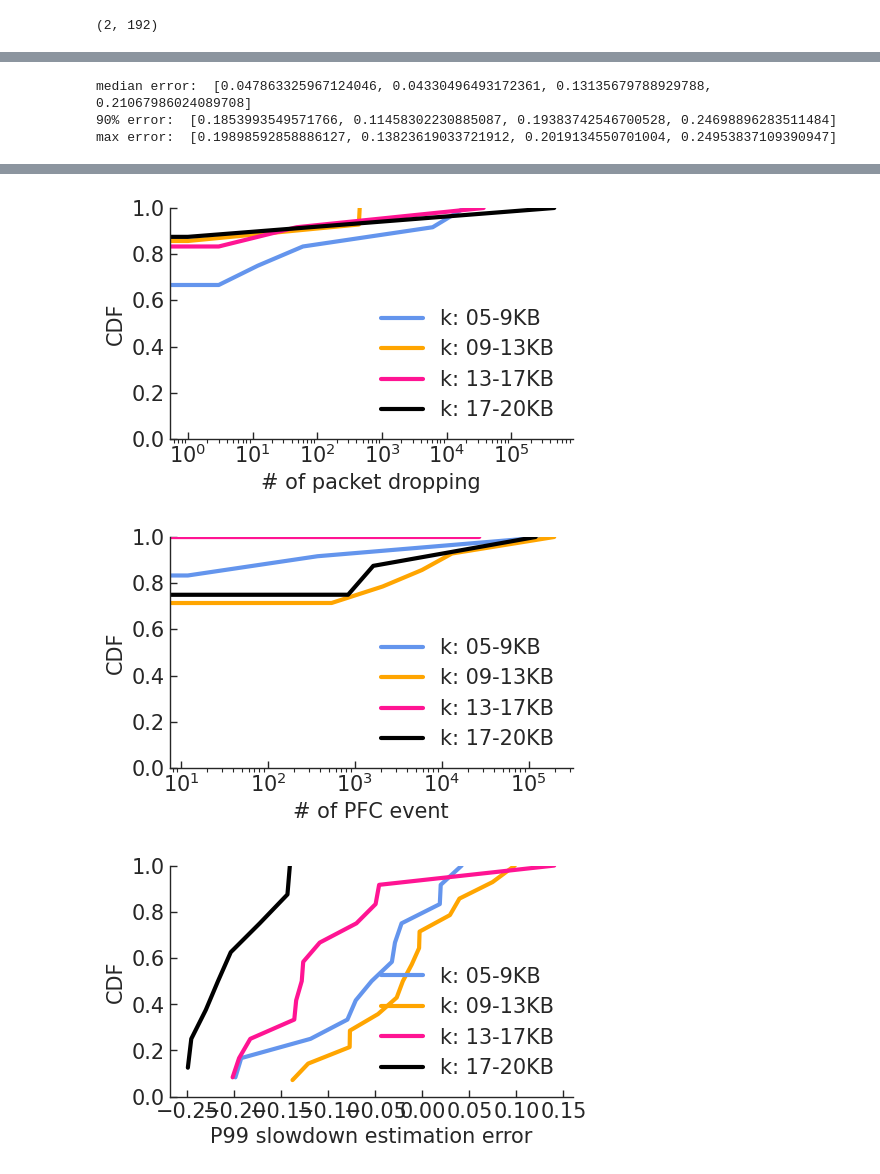
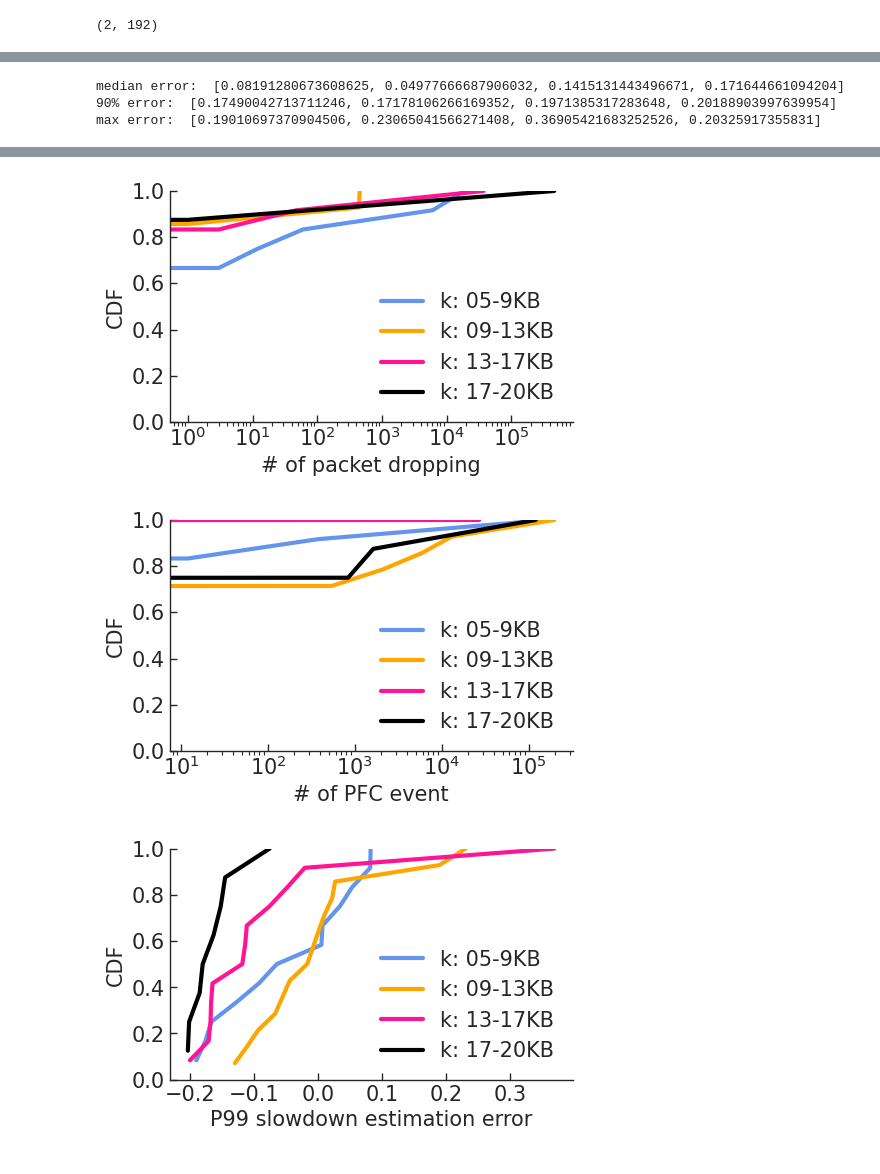
Before and after one commit to uw-polestar/parsimon-eval, a Jupyter notebook: expts/fig_8/analysis/main_counterfactual.ipynb, the cells around one changed output, grey strips where cells are left out. Saved outputs shown, nothing was run; the diff lists cells and outputs as text; code cells hidden in the pictures.

```diff
--- a/expts/fig_8/analysis/main_counterfactual.ipynb
+++ b/expts/fig_8/analysis/main_counterfactual.ipynb
@@ -309,7 +309,6 @@ for mix_id in range(len(mixes)):
         continue
     mix=mixes[mix_id]
     cc=mix['cc']
-    if mix["cc"]=="timely" and float(mix["param_1"])>60: continue
     val_key=cc_legend_dict[mix["cc"]]
 
     lines_pkt_dropping=0
@@ -365,7 +364,6 @@ for mix_id in range(len(mixes)):
         continue
     mix=mixes[mix_id]
     cc=mix['cc']
-    if mix["cc"]=="timely" and float(mix["param_1"])>60: continue
     val_key=cc_legend_dict[mix["cc"]]
     val_key="enable_pfc" if float(mix["enable_pfc"])==1.0 else "disable_pfc"
 
@@ -423,7 +421,6 @@ for mix_id in range(len(mixes)):
         continue
     mix=mixes[mix_id]
     cc=mix['cc']
-    if mix["cc"]=="timely" and float(mix["param_1"])>60: continue
     val_key=cc_legend_dict[mix["cc"]]
     val_key=bfsz_dict[(mix["bfsz"]-20)//10]
     lines_pkt_dropping=0
@@ -479,7 +476,6 @@ for mix_id in range(len(mixes)):
         continue
     mix=mixes[mix_id]
     cc=mix['cc']
-    if mix["cc"]=="timely" and float(mix["param_1"])>60: continue
     val_key=cc_legend_dict[mix["cc"]]
     val_key=window_dict[(mix["window"]-5000)//9000]
 
@@ -534,7 +530,6 @@ for mix_id in range(len(mixes)):
         continue
     mix=mixes[mix_id]
     cc=mix['cc']
-    if mix["cc"]=="timely" and float(mix["param_1"])>60: continue
     if mix["cc"]!="dctcp": continue
     val_key=dctcp_k_dict[(mix["param_1"]-5)//4]
     lines_pkt_dropping=0
@@ -572,6 +567,6 @@ for i in range(1,len(res)):
 plot_data=[np.array([error_real[0][i] for i in traffic_dict[key]]) for key in traffic_dict]
 plot_cdf(plot_data,None,list(traffic_dict.keys()),'P99 slowdown estimation error',legend_font=15,group_size=len(traffic_dict),loc=4,rotate_xaxis=False)
 # %% [output]
-median error:  [0.047863325967124046, 0.04330496493172361, 0.13135679788929788, 0.21067986024089708]
-90% error:  [0.1853993549571766, 0.11458302230885087, 0.19383742546700528, 0.24698896283511484]
-max error:  [0.19898592858886127, 0.13823619033721912, 0.2019134550701004, 0.24953837109390947]
+median error:  [0.08191280673608625, 0.04977666687906032, 0.1415131443496671, 0.171644661094204]
+90% error:  [0.17490042713711246, 0.17178106266169352, 0.1971385317283648, 0.20188903997639954]
+max error:  [0.19010697370904506, 0.23065041566271408, 0.36905421683252526, 0.20325917355831]
@@ -579,6 +574,6 @@ max error:  [0.19898592858886127, 0.13823619033721912, 0.2019134550701004, 0.249
 [figure]
 [figure]
-[figure, old version]
+[figure, new version]
 # %%
 
 traffic_dict=defaultdict(list)
```
Also changed, not shown: parts of 11 cells of this notebook, 52 other files.
